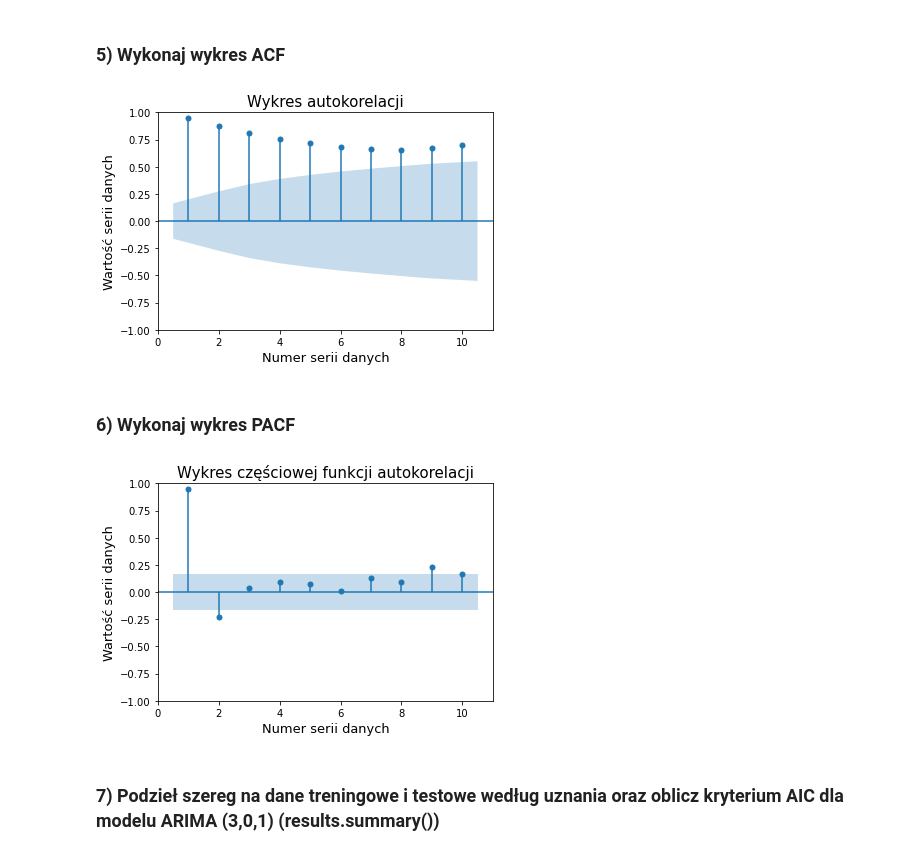
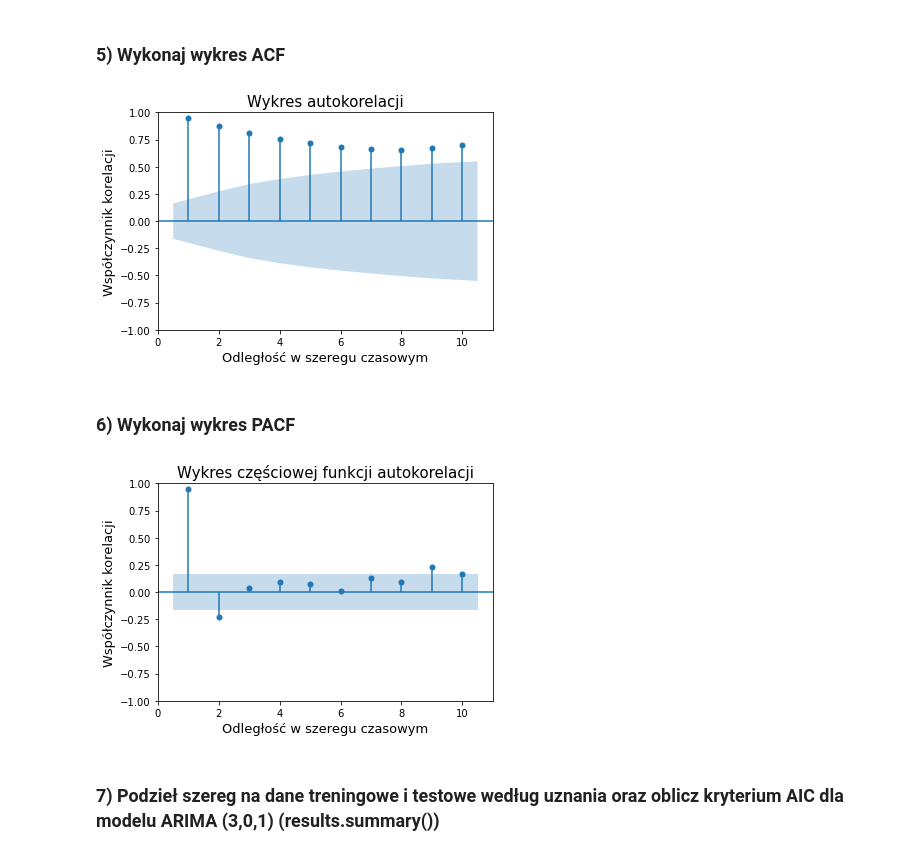
Before and after one commit to Lucas5858/Lab10_LukaszSzyszka, a Jupyter notebook: Lab10_ŁukaszSzyszka.ipynb, the cells around one changed output. Saved outputs shown, nothing was run; the diff lists cells and outputs as text; code cells hidden in the pictures.

```diff
--- a/Lab10_ŁukaszSzyszka.ipynb
+++ b/Lab10_ŁukaszSzyszka.ipynb
@@ -217,21 +217,21 @@ Statystyka testu: 0.815369
 # %%
 plot_acf(new_df, zero=False, lags=10)
 plt.title('Wykres autokorelacji', fontsize=15)
-plt.xlabel('Numer serii danych', fontsize=13)
-plt.ylabel('Wartość serii danych', fontsize=13)
+plt.xlabel('Odległość w szeregu czasowym', fontsize=13)
+plt.ylabel('Współczynnik korelacji', fontsize=13)
 plt.show()
 # %% [output]
-[figure, old version]
+[figure, new version]
 # %% [markdown]
 ### 6) Wykonaj wykres PACF
 # %%
 plot_pacf(new_df, zero=False, lags=10, method='ywm')
 plt.title('Wykres częściowej funkcji autokorelacji', fontsize=15)
-plt.xlabel('Numer serii danych', fontsize=13)
-plt.ylabel('Wartość serii danych', fontsize=13)
+plt.xlabel('Odległość w szeregu czasowym', fontsize=13)
+plt.ylabel('Współczynnik korelacji', fontsize=13)
 plt.show()
 # %% [output]
-[figure, old version]
+[figure, new version]
 # %% [markdown]
 ### 7) Podzieł szereg na dane treningowe i testowe według uznania oraz oblicz kryterium  AIC dla modelu ARIMA (3,0,1) (results.summary())
 # %%
```
Also changed, not shown: parts of 2 cells of this notebook.
